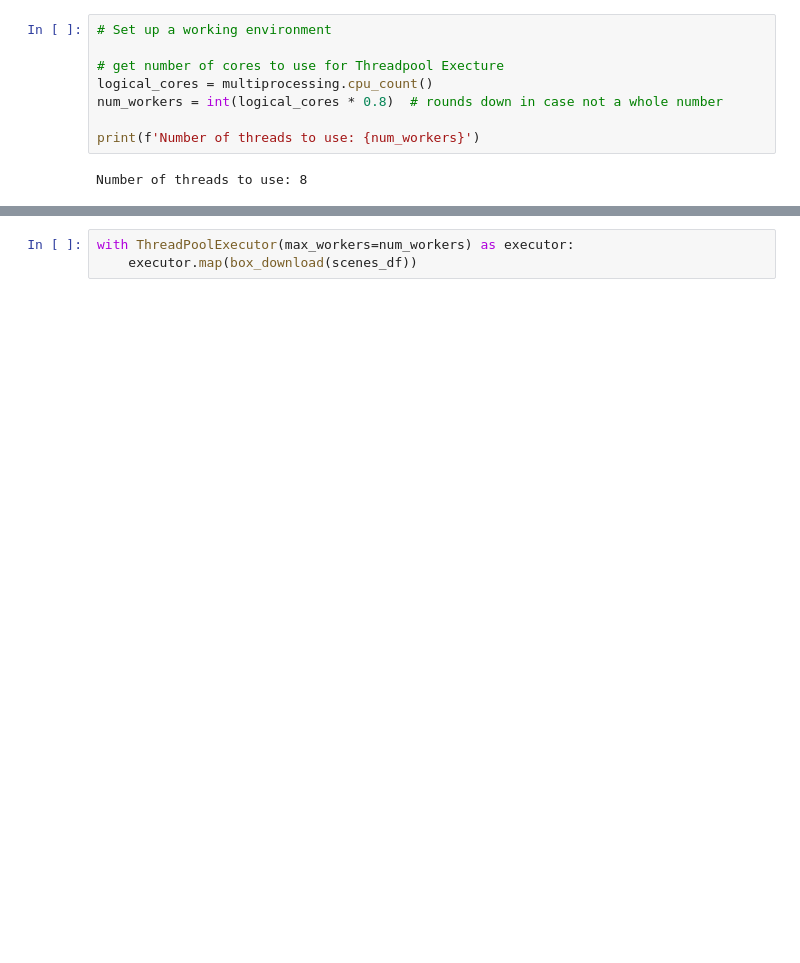
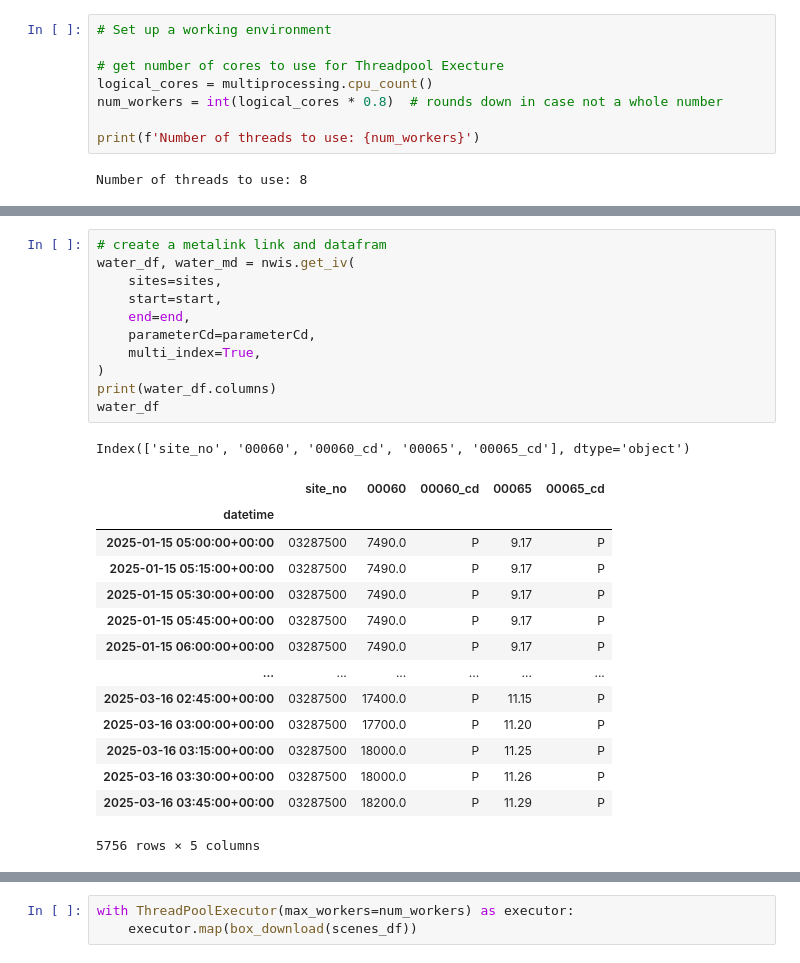
Before and after one commit to ianhorn/codeky-da-capstone, a Jupyter notebook: project/project.ipynb, the cells around one changed output, grey strips where cells are left out. Cells and saved outputs as stored; diff of their text form; blank space fills up the shorter version.

```diff
--- a/project/project.ipynb
+++ b/project/project.ipynb
@@ -31,0 +43,27 @@ Dataretrieval Python Documentation:
+# %%
+# create a metalink link and datafram
+water_df, water_md = nwis.get_iv(
+    sites=sites,
+    start=start,
+    end=end,
+    parameterCd=parameterCd,
+    multi_index=True,
+)
+print(water_df.columns)
+water_df
+# %% [output]
+Index(['site_no', '00060', '00060_cd', '00065', '00065_cd'], dtype='object')
+|  | site_no | 00060 | 00060_cd | 00065 | 00065_cd |
+| datetime |  |  |  |  |  |
+| 2025-01-15 05:00:00+00:00 | 03287500 | 7490.0 | P | 9.17 | P |
+| 2025-01-15 05:15:00+00:00 | 03287500 | 7490.0 | P | 9.17 | P |
+| 2025-01-15 05:30:00+00:00 | 03287500 | 7490.0 | P | 9.17 | P |
+| 2025-01-15 05:45:00+00:00 | 03287500 | 7490.0 | P | 9.17 | P |
+| 2025-01-15 06:00:00+00:00 | 03287500 | 7490.0 | P | 9.17 | P |
+| ... | ... | ... | ... | ... | ... |
+| 2025-03-16 02:45:00+00:00 | 03287500 | 17400.0 | P | 11.15 | P |
+| 2025-03-16 03:00:00+00:00 | 03287500 | 17700.0 | P | 11.20 | P |
+| 2025-03-16 03:15:00+00:00 | 03287500 | 18000.0 | P | 11.25 | P |
+| 2025-03-16 03:30:00+00:00 | 03287500 | 18000.0 | P | 11.26 | P |
+| 2025-03-16 03:45:00+00:00 | 03287500 | 18200.0 | P | 11.29 | P |
+5756 rows × 5 columns
```
Also changed, not shown: parts of 26 cells of this notebook, 4 other files.
